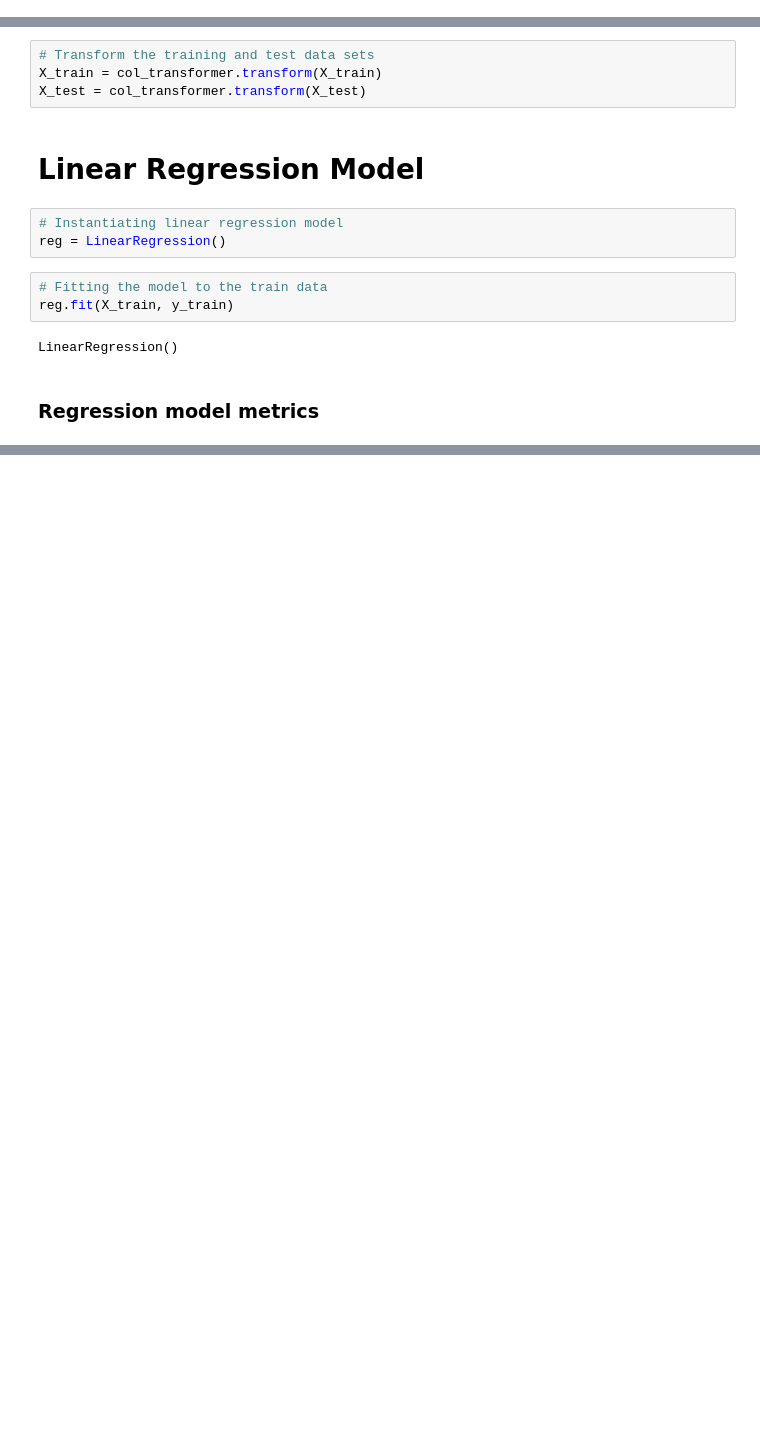
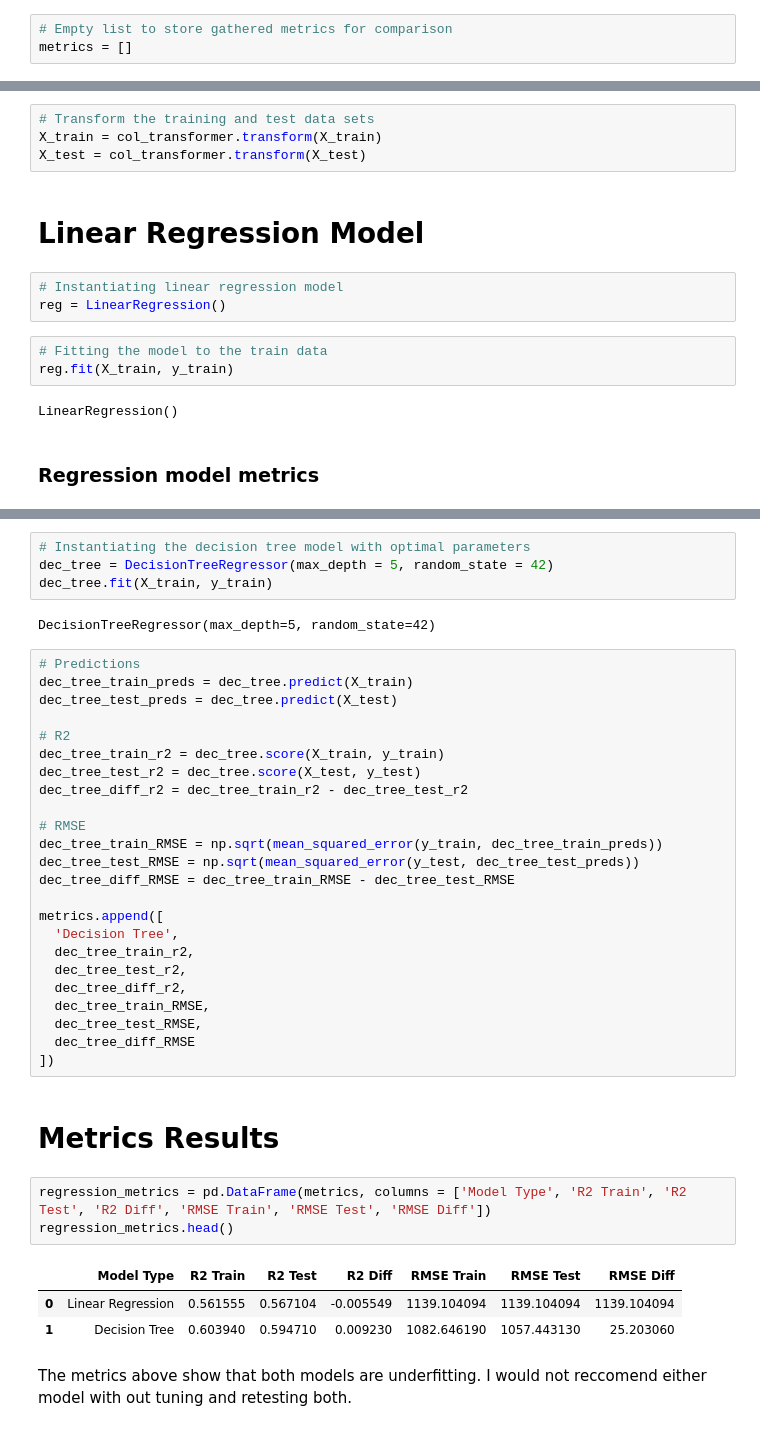
Before and after one commit to TristanConant/sales-predictions, a Jupyter notebook: ml_sales_prediction.ipynb, the cells around one changed output, grey strips where cells are left out. Saved outputs shown, nothing was run; the diff lists cells and outputs as text; blank space fills up the shorter version.

```diff
--- a/ml_sales_prediction.ipynb
+++ b/ml_sales_prediction.ipynb
@@ -53,3 +53,6 @@ memory usage: 799.2+ KB
+# %%
+# Empty list to store gathered metrics for comparison
+metrics = []
 # %% [markdown]
 # DataFrame Management and Cleanup
 # %%
@@ -249,0 +319,41 @@ test_r2 = r2_score(y_test, test_pred)
+# %%
+# Instantiating the decision tree model with optimal parameters
+dec_tree = DecisionTreeRegressor(max_depth = 5, random_state = 42)
+dec_tree.fit(X_train, y_train)
+# %% [output]
+DecisionTreeRegressor(max_depth=5, random_state=42)
+# %%
+# Predictions
+dec_tree_train_preds = dec_tree.predict(X_train)
+dec_tree_test_preds = dec_tree.predict(X_test)
+
+# R2
+dec_tree_train_r2 = dec_tree.score(X_train, y_train)
+dec_tree_test_r2 = dec_tree.score(X_test, y_test)
+dec_tree_diff_r2 = dec_tree_train_r2 - dec_tree_test_r2
+
+# RMSE
+dec_tree_train_RMSE = np.sqrt(mean_squared_error(y_train, dec_tree_train_preds))
+dec_tree_test_RMSE = np.sqrt(mean_squared_error(y_test, dec_tree_test_preds))
+dec_tree_diff_RMSE = dec_tree_train_RMSE - dec_tree_test_RMSE
+
+metrics.append([
+  'Decision Tree',
+  dec_tree_train_r2,
+  dec_tree_test_r2,
+  dec_tree_diff_r2,
+  dec_tree_train_RMSE,
+  dec_tree_test_RMSE,
+  dec_tree_diff_RMSE
+])
+# %% [markdown]
+# Metrics Results
+# %%
+regression_metrics = pd.DataFrame(metrics, columns = ['Model Type', 'R2 Train', 'R2 Test', 'R2 Diff', 'RMSE Train', 'RMSE Test', 'RMSE Diff'])
+regression_metrics.head()
+# %% [output]
+|  | Model Type | R2 Train | R2 Test | R2 Diff | RMSE Train | RMSE Test | RMSE Diff |
+| 0 | Linear Regression | 0.561555 | 0.567104 | -0.005549 | 1139.104094 | 1139.104094 | 1139.104094 |
+| 1 | Decision Tree | 0.603940 | 0.594710 | 0.009230 | 1082.646190 | 1057.443130 | 25.203060 |
+# %% [markdown]
+The metrics above show that both models are underfitting. I would not reccomend either model with out tuning and retesting both.
```
Also changed, not shown: parts of 15 cells of this notebook.
